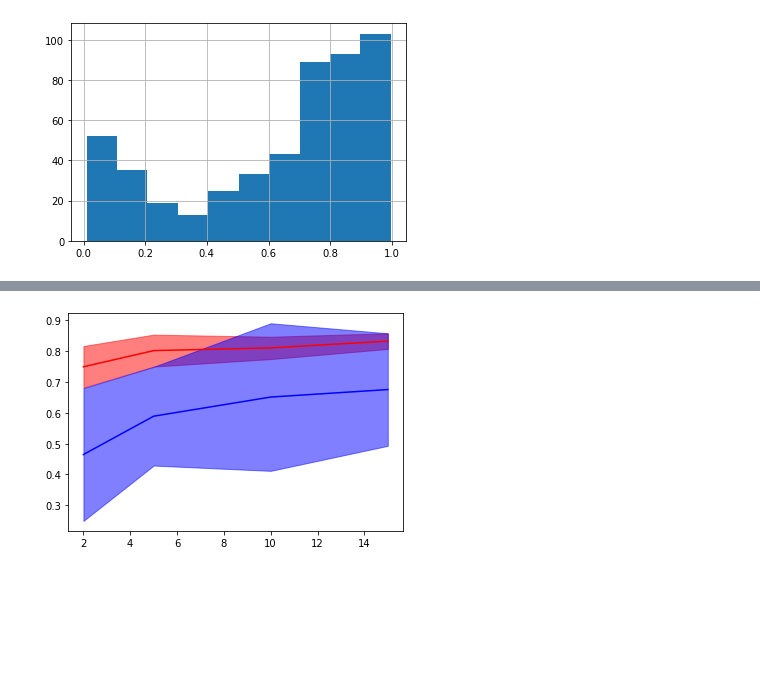
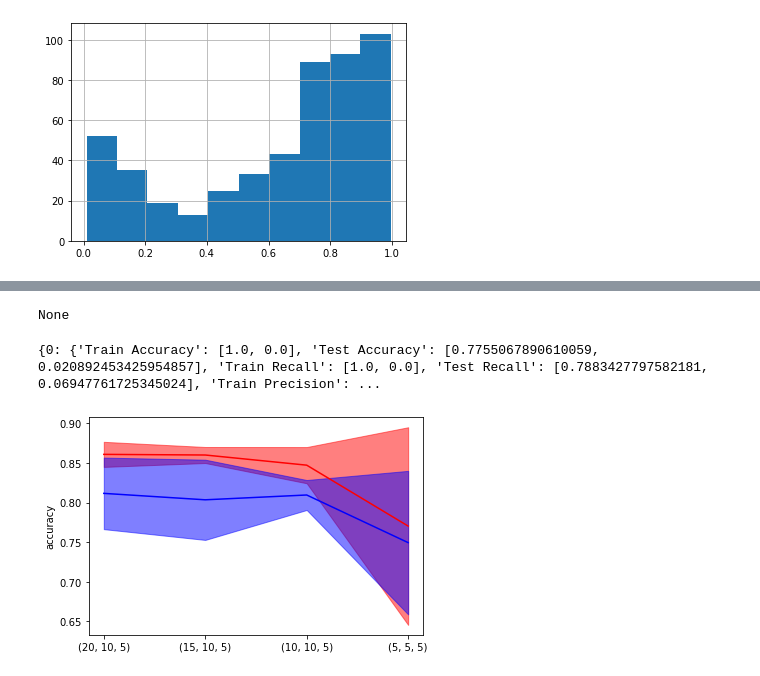
Before and after one commit to sergi-andreu/MMSL, a Jupyter notebook: Project.ipynb, the cells around one changed output, grey strips where cells are left out. Drawn from its saved outputs; the diff is of its cells as text; code cells hidden in the pictures; blank space fills up the shorter version.

```diff
--- a/Project.ipynb
+++ b/Project.ipynb
@@ -131,8 +75,20 @@ print(logistic.predict(data.df)[6])
+# %%
+df = logistic.print_table_with_results()
+df
+# %% [output]
+None
+# %%
+from learning_machine import DecisionTrees
+tree = DecisionTrees(data)
+tree.cross_validation()
+print(tree.metrics)
+# %% [output]
+{0: {'Train Accuracy': [1.0, 0.0], 'Test Accuracy': [0.7755067890610059, 0.020892453425954857], 'Train Recall': [1.0, 0.0], 'Test Recall': [0.7883427797582181, 0.06947761725345024], 'Train Precision': ...
 # %%
 from learning_machine import NeuralNetwork
 
-hidden_layers = [(2,10), (5,10), (10,10), (15,10)]
+hidden_layers = [(20,10,5), (15,10,5), (10,10,5), (5,5,5)]
 NN = NeuralNetwork(data)
-NN.parameter_search(hidden_layers)
+NN.parameter_search(hidden_layers, layers_or_width="both")
 # %% [output]
-[figure, old version]
+[figure, new version]
```
Also changed, not shown: parts of 23 cells of this notebook, 2 other files.
